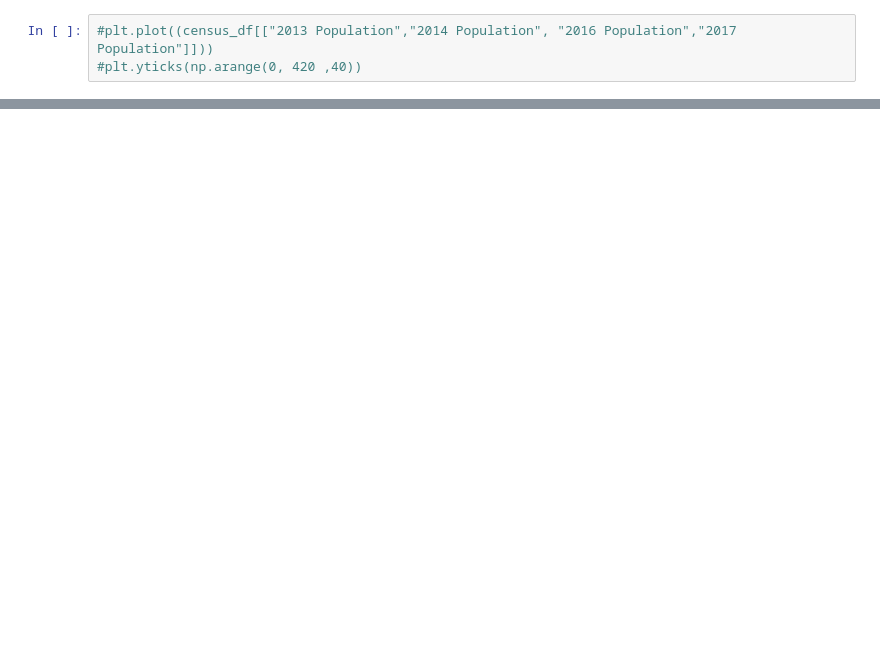
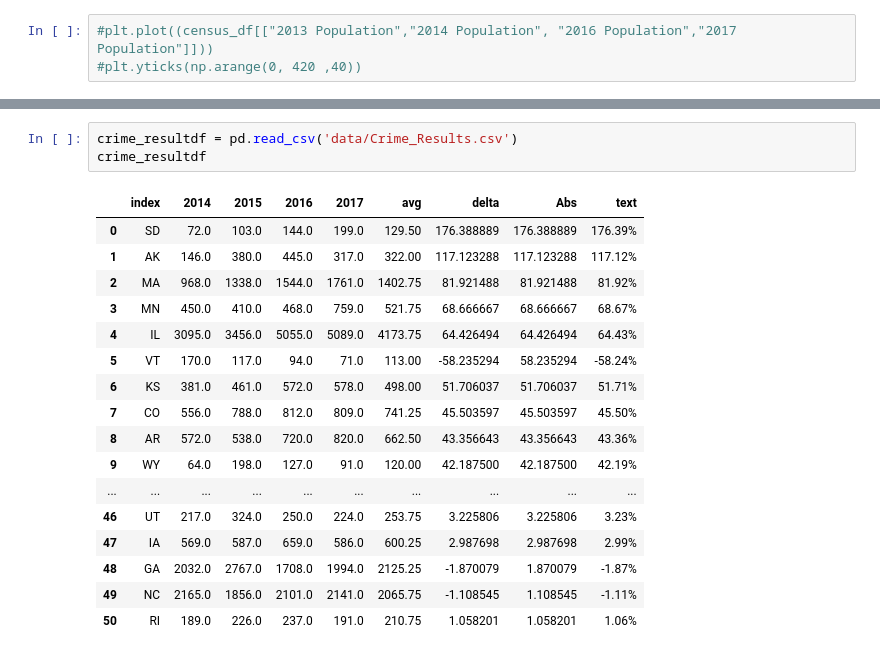
Before and after one commit to Vallito/Project_1, a Jupyter notebook: census_data.ipynb, the cells around one changed output, grey strips where cells are left out. Cells and saved outputs as stored; diff of their text form; blank space fills up the shorter version.

```diff
--- a/census_data.ipynb
+++ b/census_data.ipynb
@@ -113,0 +141,21 @@ The backend was *originally* set to 'module://ipykernel.pylab.backend_inline' by
+# %%
+crime_resultdf = pd.read_csv('data/Crime_Results.csv')
+crime_resultdf
+# %% [output]
+|  | index | 2014 | 2015 | 2016 | 2017 | avg | delta | Abs | text |
+| 0 | SD | 72.0 | 103.0 | 144.0 | 199.0 | 129.50 | 176.388889 | 176.388889 | 176.39% |
+| 1 | AK | 146.0 | 380.0 | 445.0 | 317.0 | 322.00 | 117.123288 | 117.123288 | 117.12% |
+| 2 | MA | 968.0 | 1338.0 | 1544.0 | 1761.0 | 1402.75 | 81.921488 | 81.921488 | 81.92% |
+| 3 | MN | 450.0 | 410.0 | 468.0 | 759.0 | 521.75 | 68.666667 | 68.666667 | 68.67% |
+| 4 | IL | 3095.0 | 3456.0 | 5055.0 | 5089.0 | 4173.75 | 64.426494 | 64.426494 | 64.43% |
+| 5 | VT | 170.0 | 117.0 | 94.0 | 71.0 | 113.00 | -58.235294 | 58.235294 | -58.24% |
+| 6 | KS | 381.0 | 461.0 | 572.0 | 578.0 | 498.00 | 51.706037 | 51.706037 | 51.71% |
+| 7 | CO | 556.0 | 788.0 | 812.0 | 809.0 | 741.25 | 45.503597 | 45.503597 | 45.50% |
+| 8 | AR | 572.0 | 538.0 | 720.0 | 820.0 | 662.50 | 43.356643 | 43.356643 | 43.36% |
+| 9 | WY | 64.0 | 198.0 | 127.0 | 91.0 | 120.00 | 42.187500 | 42.187500 | 42.19% |
+| ... | ... | ... | ... | ... | ... | ... | ... | ... | ... |
+| 46 | UT | 217.0 | 324.0 | 250.0 | 224.0 | 253.75 | 3.225806 | 3.225806 | 3.23% |
+| 47 | IA | 569.0 | 587.0 | 659.0 | 586.0 | 600.25 | 2.987698 | 2.987698 | 2.99% |
+| 48 | GA | 2032.0 | 2767.0 | 1708.0 | 1994.0 | 2125.25 | -1.870079 | 1.870079 | -1.87% |
+| 49 | NC | 2165.0 | 1856.0 | 2101.0 | 2141.0 | 2065.75 | -1.108545 | 1.108545 | -1.11% |
+| 50 | RI | 189.0 | 226.0 | 237.0 | 191.0 | 210.75 | 1.058201 | 1.058201 | 1.06% |
```
Also changed, not shown: parts of 6 cells of this notebook, 4 other files.
